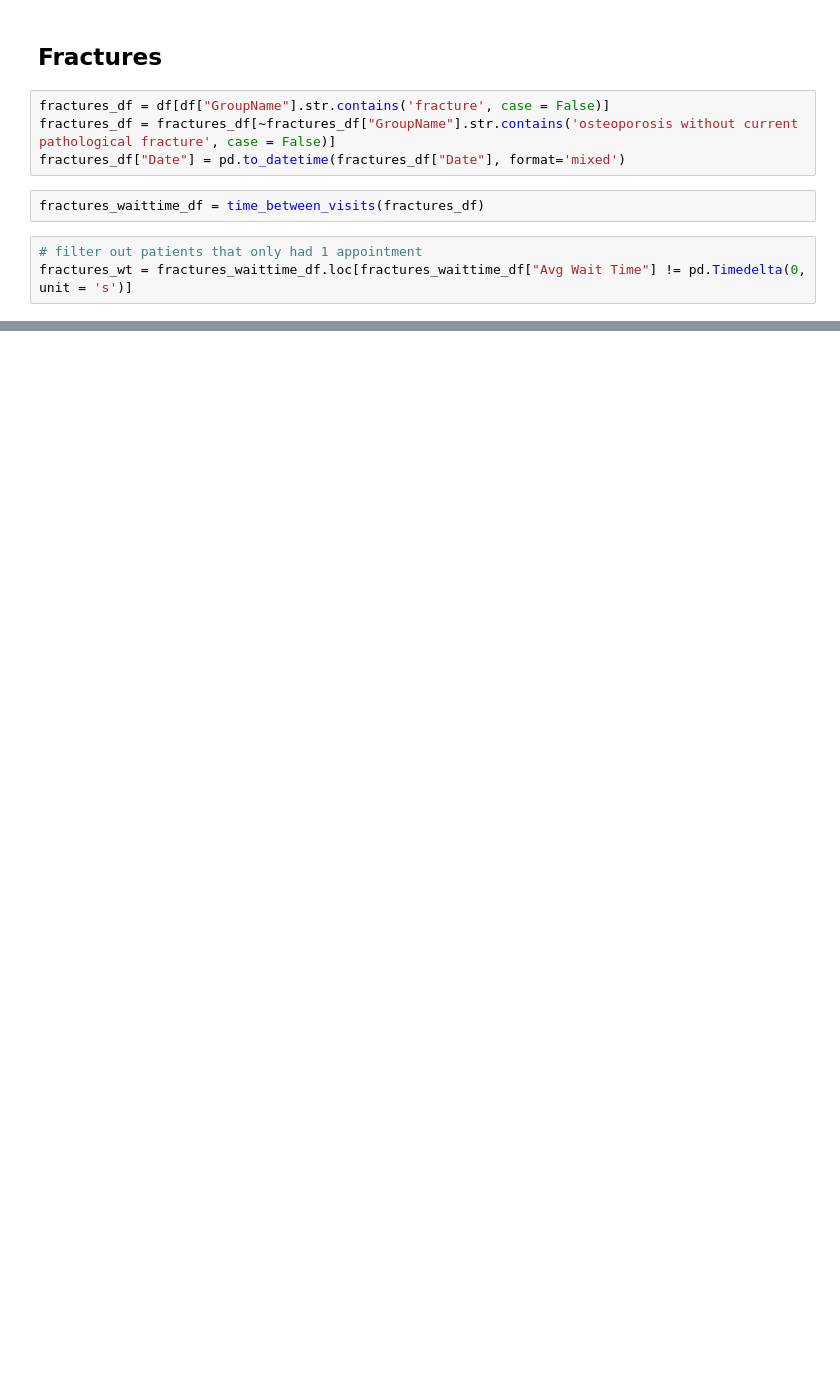
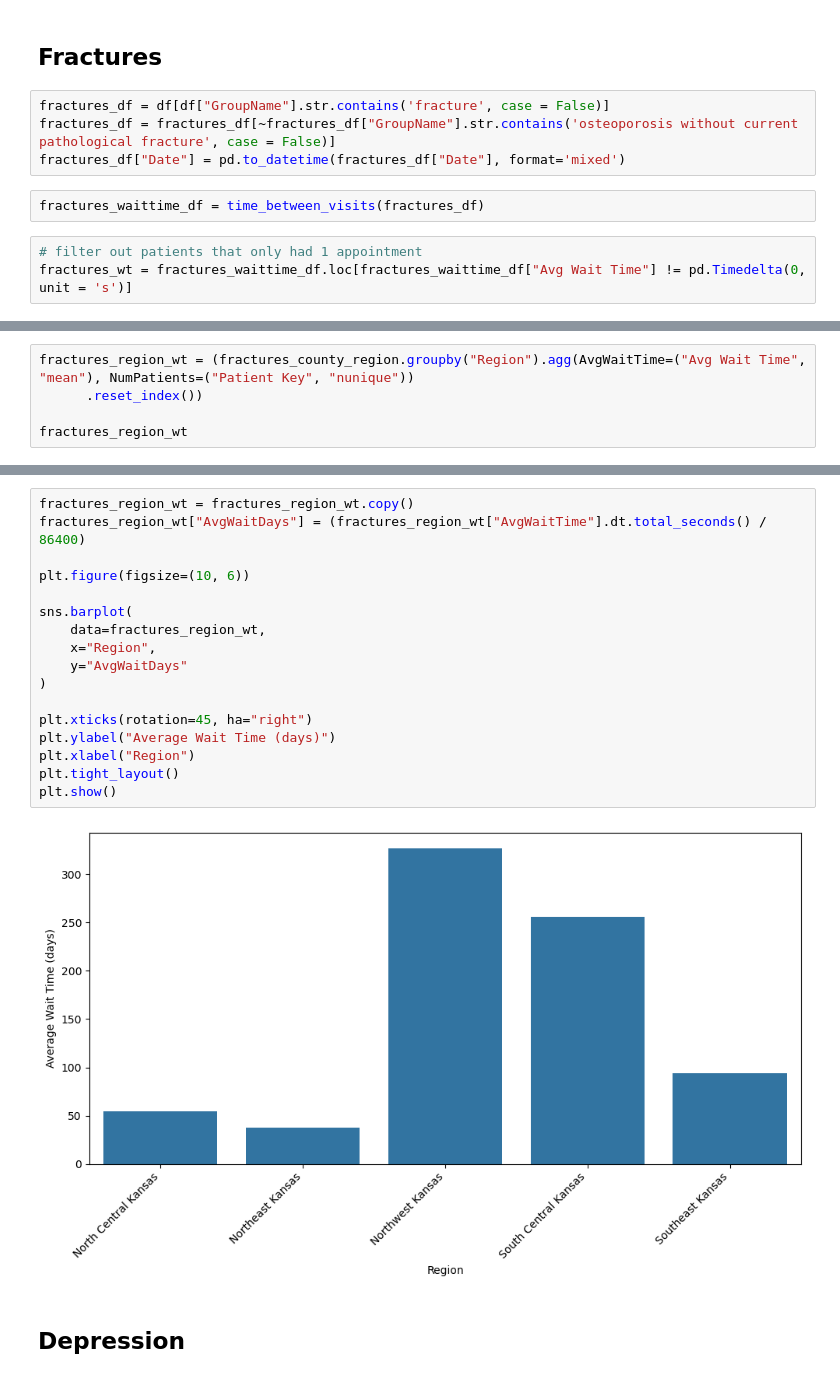
Before and after one commit to Takeshi-Chang/nu-datafest-2026, a Jupyter notebook: Cleaning_Hannah.ipynb, the cells around one changed output, grey strips where cells are left out. Drawn from its saved outputs; the diff is of its cells as text; blank space fills up the shorter version.

```diff
--- a/Cleaning_Hannah.ipynb
+++ b/Cleaning_Hannah.ipynb
@@ -305,0 +445,5 @@ fractures_county_wt.head()
+# %%
+fractures_region_wt = (fractures_county_region.groupby("Region").agg(AvgWaitTime=("Avg Wait Time", "mean"), NumPatients=("Patient Key", "nunique"))
+      .reset_index())
+
+fractures_region_wt
@@ -305,0 +469,21 @@ fractures_county_wt.head()
+# %%
+fractures_region_wt = fractures_region_wt.copy()
+fractures_region_wt["AvgWaitDays"] = (fractures_region_wt["AvgWaitTime"].dt.total_seconds() / 86400)
+
+plt.figure(figsize=(10, 6))
+
+sns.barplot(
+    data=fractures_region_wt,
+    x="Region",
+    y="AvgWaitDays"
+)
+
+plt.xticks(rotation=45, ha="right")
+plt.ylabel("Average Wait Time (days)")
+plt.xlabel("Region")
+plt.tight_layout()
+plt.show()
+# %% [output]
+[figure, added]
+# %% [markdown]
+## Depression
```
Also changed, not shown: parts of 25 cells of this notebook.
